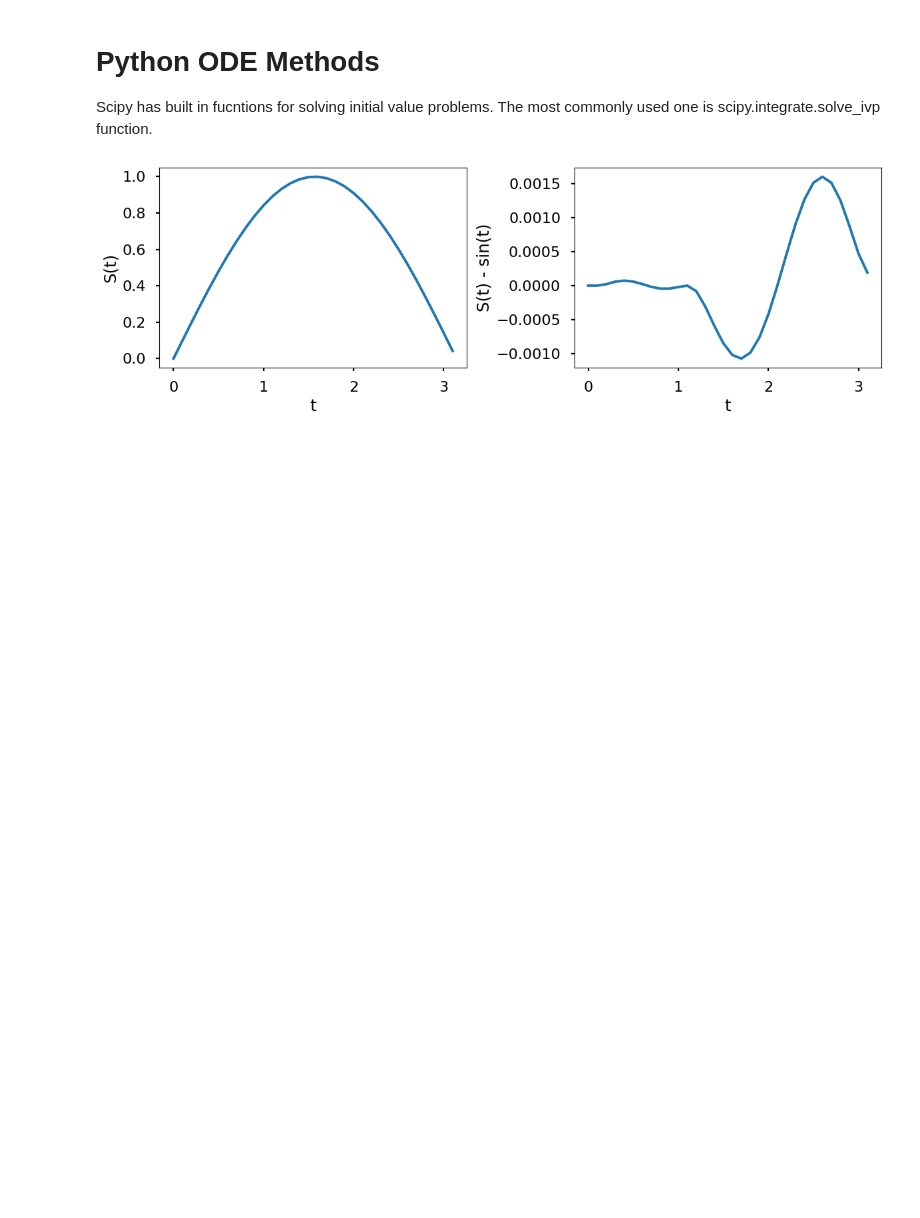
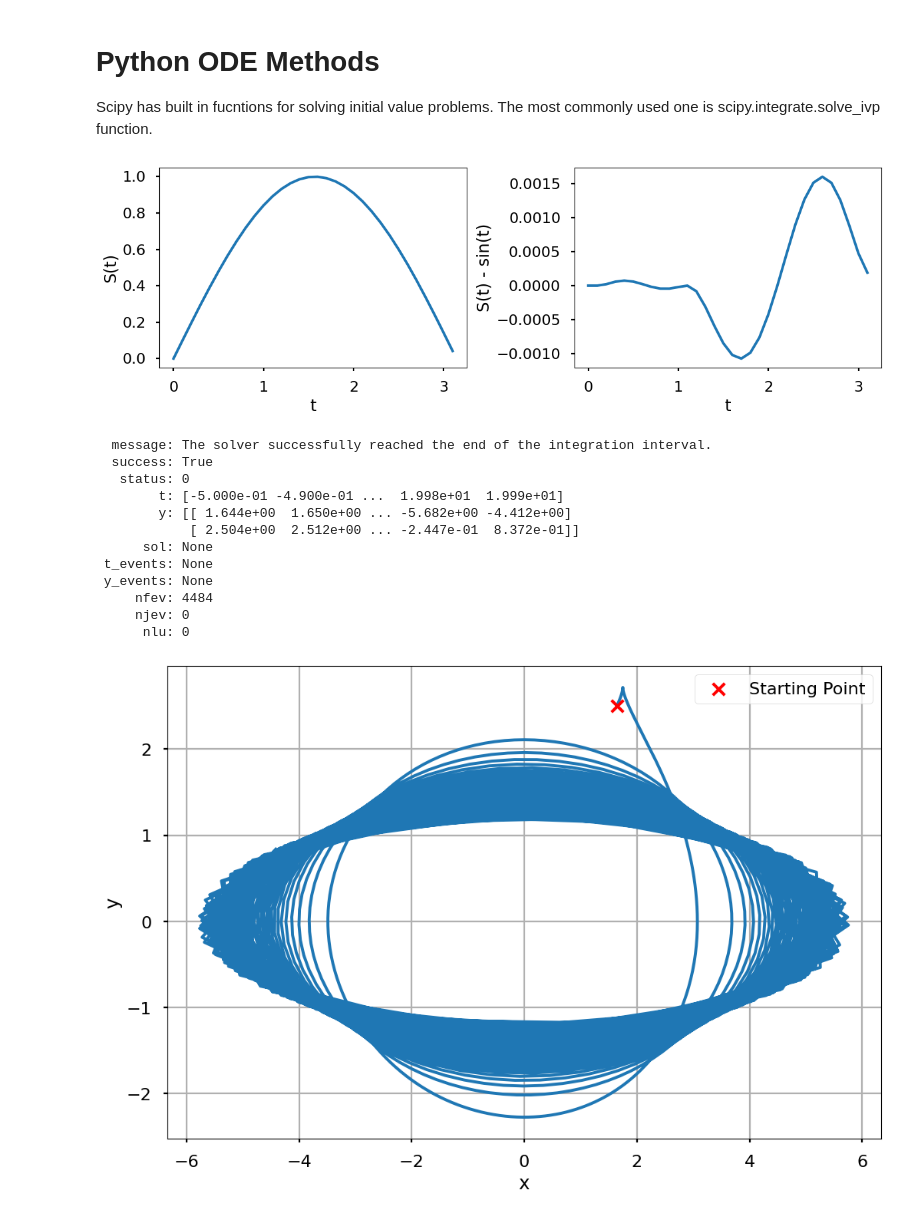
Before and after one commit to Gnome101/MAT_421, a Jupyter notebook: Module_H.ipynb, the cells around one changed output. Cells and saved outputs as stored; diff of their text form; code cells hidden in the pictures; blank space fills up the shorter version.

```diff
--- a/Module_H.ipynb
+++ b/Module_H.ipynb
@@ -74,8 +74,6 @@ The most commonly used one is scipy.integrate.solve_ivp function.
 import matplotlib.pyplot as plt
 import numpy as np
 from scipy.integrate import solve_ivp
-
-plt.style.use('seaborn-poster')
 
 %matplotlib inline
 
@@ -95,6 +93,37 @@ plt.xlabel('t')
 plt.ylabel('S(t) - sin(t)')
 plt.tight_layout()
 plt.show()
+#The chart on the left shows the numerical integration
 #The chart on the right shows the error
 # %% [output]
 [figure]
+# %%
+#The f function describes how the state have the system changes
+#From these functions we can see that in y direction it will move by t^2 and -t in the x direciton
+F = lambda t, s: np.dot(np.array([[0, t**2], [-t, 0]]), s)
+
+t_eval = np.arange(-0.5,20, 0.01)
+sol = solve_ivp(F, [-1, 20], [1, 2], t_eval=t_eval)
+print(sol)
+plt.figure(figsize = (12, 8))
+plt.scatter(sol.y.T[0, 0], sol.y.T[0, 1], color='red',marker='x', zorder=5, label='Starting Point')
+plt.plot(sol.y.T[:, 0], sol.y.T[:, 1])
+plt.xlabel('x')
+plt.ylabel('y')
+plt.legend()
+plt.grid(True)
+plt.show()
+# %% [output]
+  message: The solver successfully reached the end of the integration interval.
+  success: True
+   status: 0
+        t: [-5.000e-01 -4.900e-01 ...  1.998e+01  1.999e+01]
+        y: [[ 1.644e+00  1.650e+00 ... -5.682e+00 -4.412e+00]
+            [ 2.504e+00  2.512e+00 ... -2.447e-01  8.372e-01]]
+      sol: None
+ t_events: None
+ y_events: None
+     nfev: 4484
+     njev: 0
+      nlu: 0
+[figure, added]
```
